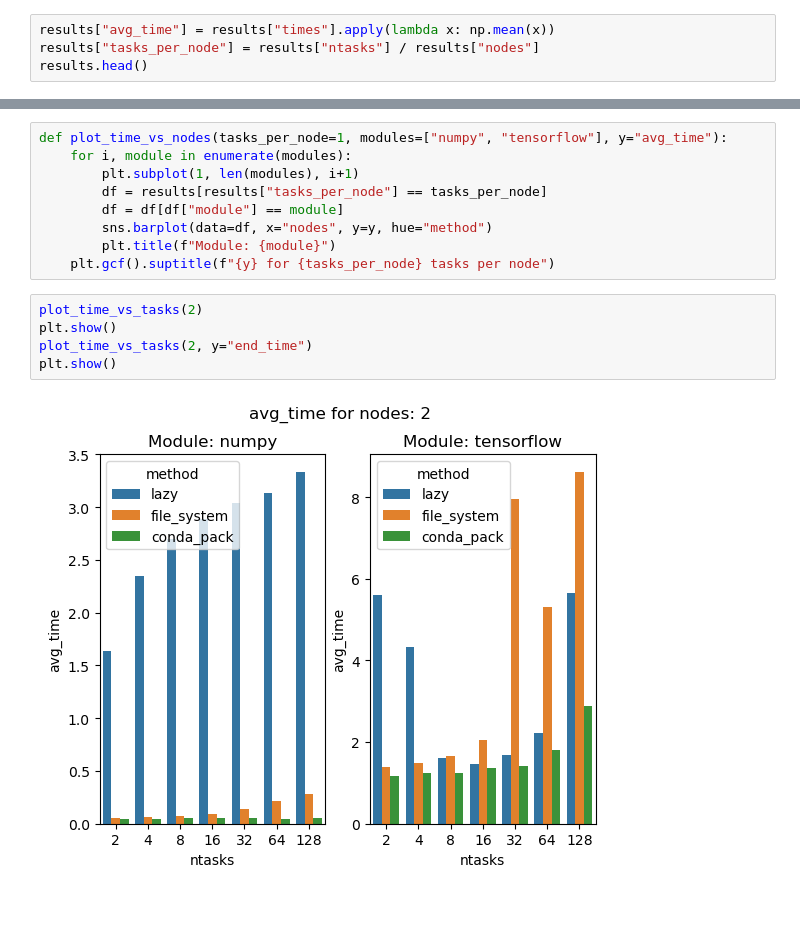
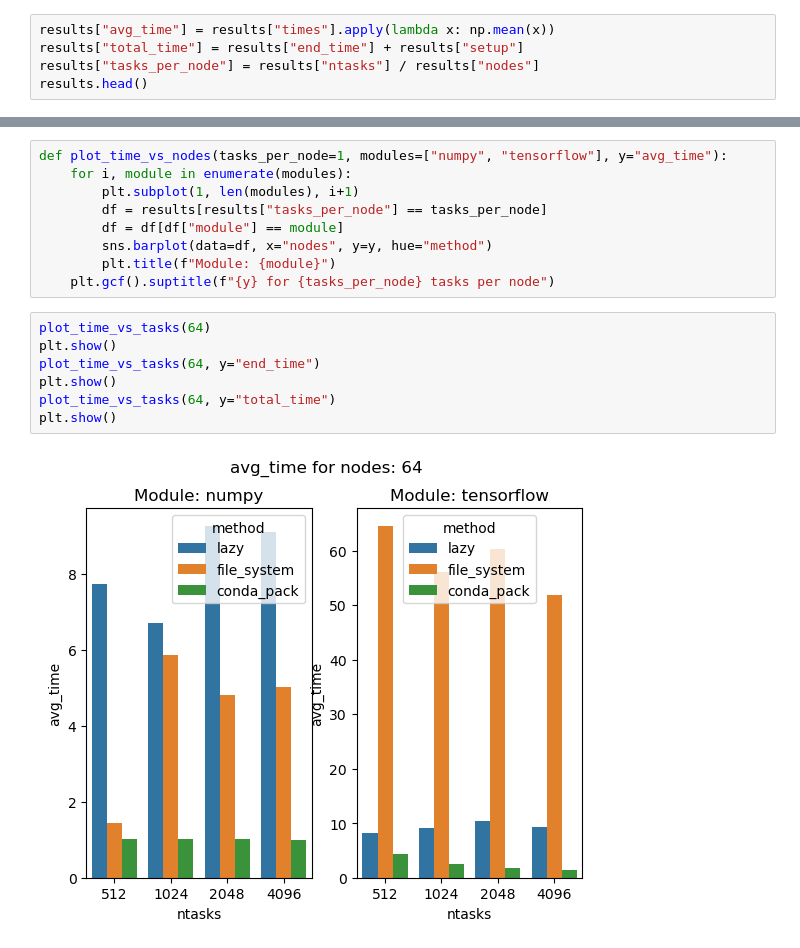
Before and after one commit to AK2000/proxy-imports, a Jupyter notebook: Plot Results.ipynb, the cells around one changed output, grey strips where cells are left out. Saved outputs shown, nothing was run; the diff lists cells and outputs as text; blank space fills up the shorter version.

Commit message:
Plotted new results

```diff
--- a/Plot Results.ipynb
+++ b/Plot Results.ipynb
@@ -20,5 +20,6 @@ results.head()
 # %%
 results["avg_time"] = results["times"].apply(lambda x: np.mean(x))
+results["total_time"] = results["end_time"] + results["setup"]
 results["tasks_per_node"] = results["ntasks"] / results["nodes"]
 results.head()
 # %% [output]
@@ -47,9 +48,11 @@ def plot_time_vs_nodes(tasks_per_node=1, modules=["numpy", "tensorflow"], y="avg
         plt.title(f"Module: {module}")
     plt.gcf().suptitle(f"{y} for {tasks_per_node} tasks per node")
 # %%
-plot_time_vs_tasks(2)
+plot_time_vs_tasks(64)
 plt.show()
-plot_time_vs_tasks(2, y="end_time")
+plot_time_vs_tasks(64, y="end_time")
 plt.show()
+plot_time_vs_tasks(64, y="total_time")
+plt.show()
 # %% [output]
-[figure, old version]
+[figure, new version]
```
Also changed, not shown: parts of 11 cells of this notebook.
